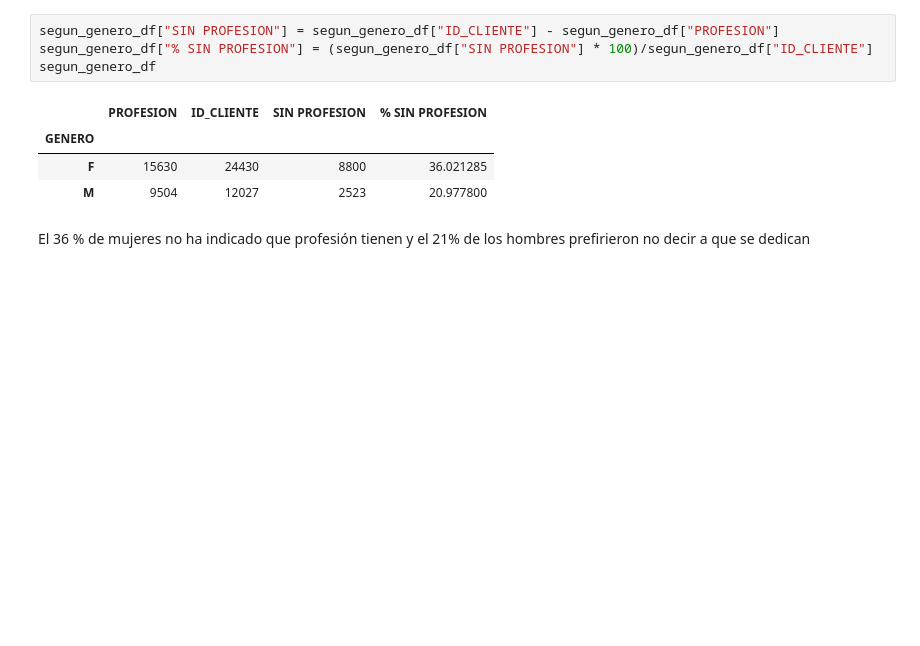
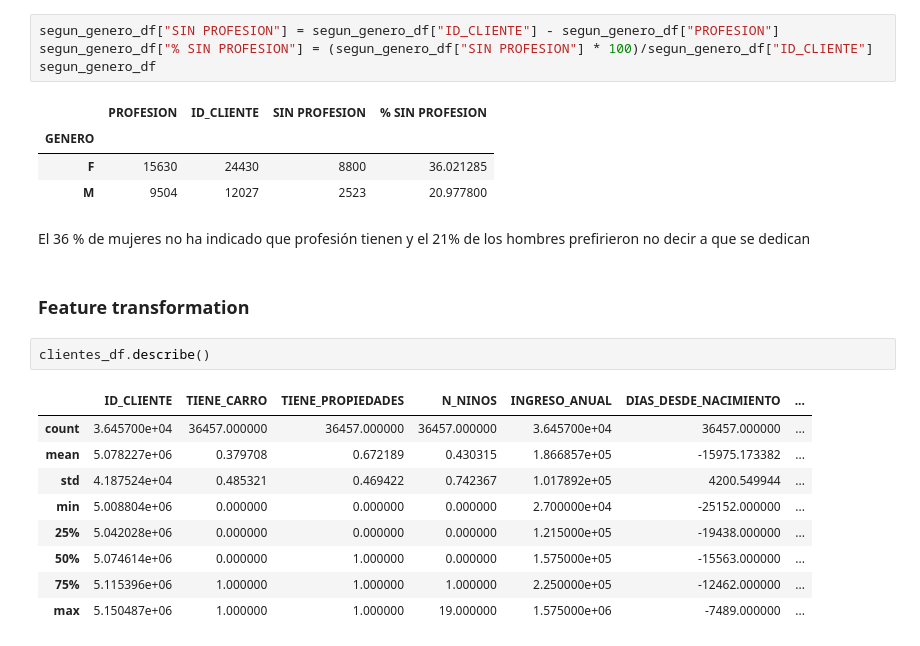
Before and after one commit to ajalca/cbe_customer_classification, a Jupyter notebook: VISA - Grupo 5.ipynb, the cells around one changed output. Drawn from its saved outputs; the diff is of its cells as text; blank space fills up the shorter version.

```diff
--- a/VISA - Grupo 5.ipynb
+++ b/VISA - Grupo 5.ipynb
@@ -429,4 +430,18 @@ segun_genero_df
 | M | 9504 | 12027 | 2523 | 20.977800 |
 # %% [markdown]
 El 36 % de mujeres no ha indicado que profesión tienen y el 21% de los hombres prefirieron no decir a que se dedican
+# %% [markdown]
+### Feature transformation
+# %%
+clientes_df.describe()
+# %% [output]
+|  | ID_CLIENTE | TIENE_CARRO | TIENE_PROPIEDADES | N_NINOS | INGRESO_ANUAL | DIAS_DESDE_NACIMIENTO | ... |
+| count | 3.645700e+04 | 36457.000000 | 36457.000000 | 36457.000000 | 3.645700e+04 | 36457.000000 | ... |
+| mean | 5.078227e+06 | 0.379708 | 0.672189 | 0.430315 | 1.866857e+05 | -15975.173382 | ... |
+| std | 4.187524e+04 | 0.485321 | 0.469422 | 0.742367 | 1.017892e+05 | 4200.549944 | ... |
+| min | 5.008804e+06 | 0.000000 | 0.000000 | 0.000000 | 2.700000e+04 | -25152.000000 | ... |
+| 25% | 5.042028e+06 | 0.000000 | 0.000000 | 0.000000 | 1.215000e+05 | -19438.000000 | ... |
+| 50% | 5.074614e+06 | 0.000000 | 1.000000 | 0.000000 | 1.575000e+05 | -15563.000000 | ... |
+| 75% | 5.115396e+06 | 1.000000 | 1.000000 | 1.000000 | 2.250000e+05 | -12462.000000 | ... |
+| max | 5.150487e+06 | 1.000000 | 1.000000 | 19.000000 | 1.575000e+06 | -7489.000000 | ... |
 # %%
```
Also changed, not shown: parts of 7 cells of this notebook.
